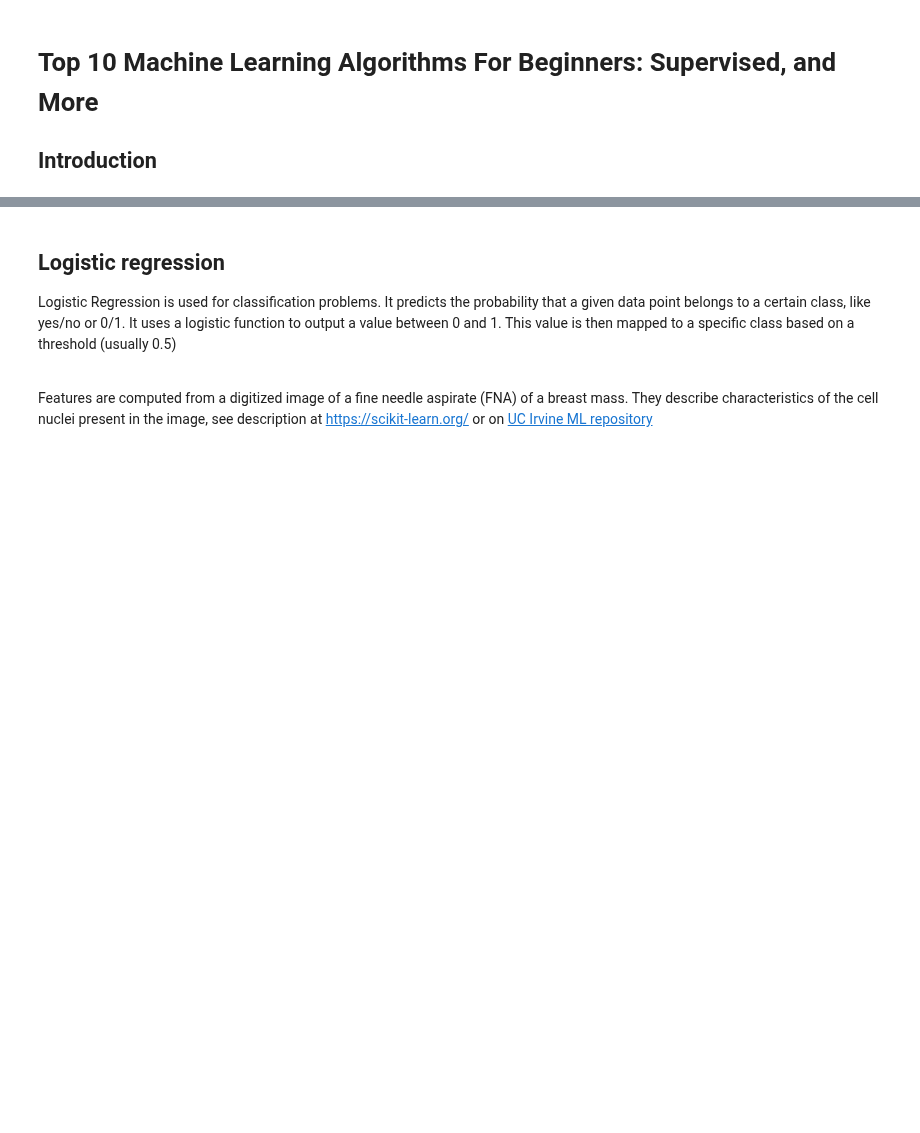
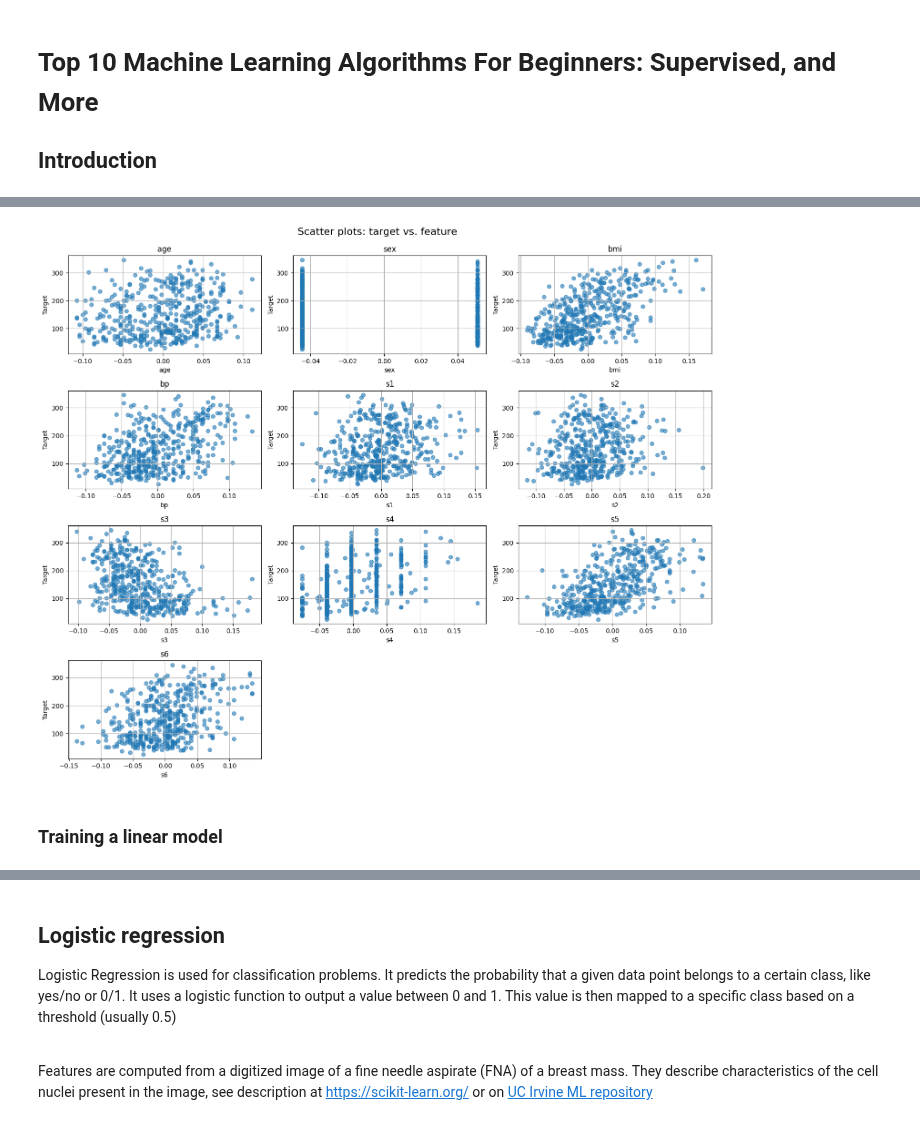
Before and after one commit to rpoteau/pyPhysChem, a Jupyter notebook: ML-10algorithms.ipynb, the cells around one changed output, grey strips where cells are left out. Drawn from its saved outputs; the diff is of its cells as text; code cells hidden in the pictures; blank space fills up the shorter version.

```diff
--- a/ML-10algorithms.ipynb
+++ b/ML-10algorithms.ipynb
@@ -38 +135,29 @@ Each of these 10 feature variables have been mean centered and scaled by the sta
+# %%
+import math
+
+n_cols = 3
+n_features = len(diabetes.feature_names)
+n_rows = math.ceil(n_features / n_cols)
+
+fig, axes = plt.subplots(n_rows, n_cols, figsize=(15, 12))
+axes = axes.flatten()
+
+for i, feature in enumerate(diabetes.feature_names):
+    axes[i].scatter(diabetes_df[feature], diabetes_df['target'], alpha=0.6)
+    axes[i].set_title(feature)
+    axes[i].set_ylabel("Target")
+    axes[i].set_xlabel(feature)
+    axes[i].grid(True)
+
+# Remove unused subplots
+for j in range(i + 1, len(axes)):
+    fig.delaxes(axes[j])
+
+plt.tight_layout()
+plt.suptitle("Scatter plots: target vs. feature", fontsize=16, y=1.02)
+plt.show()
+# %% [output]
+[figure, added]
+# %% [markdown]
+### Training a linear model
 # %%
```
Also changed, not shown: parts of 14 cells of this notebook, 5 other files.
